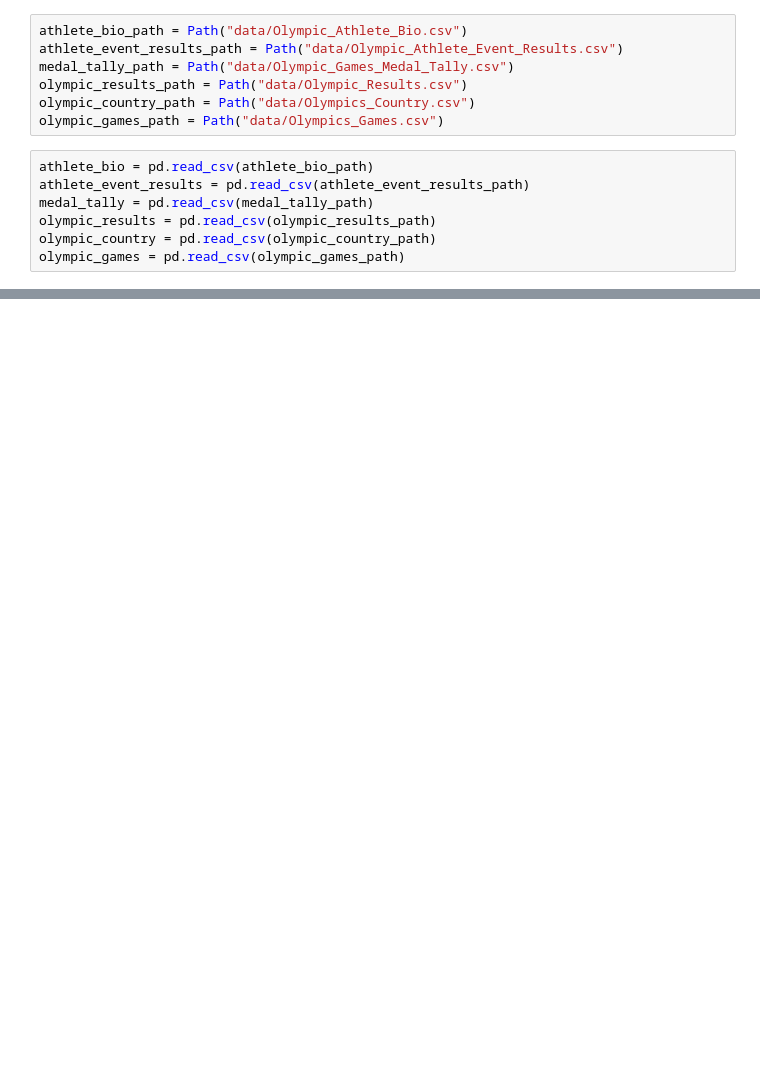
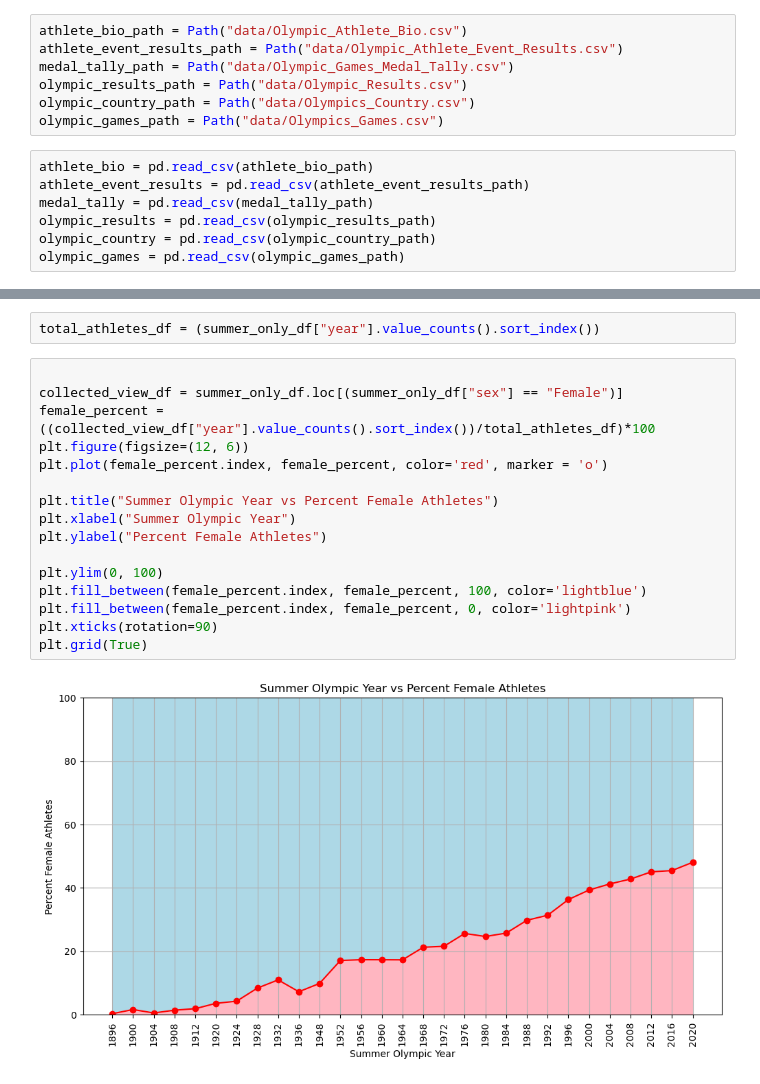
Before and after one commit to brandonhayes13/olympic_project, a Jupyter notebook: Gender.ipynb, the cells around one changed output, grey strips where cells are left out. Drawn from its saved outputs; the diff is of its cells as text; blank space fills up the shorter version.

```diff
--- a/Gender.ipynb
+++ b/Gender.ipynb
@@ -163,0 +88,20 @@ fourth_olympic_females
+# %%
+total_athletes_df = (summer_only_df["year"].value_counts().sort_index())
+# %%
+
+collected_view_df = summer_only_df.loc[(summer_only_df["sex"] == "Female")]
+female_percent = ((collected_view_df["year"].value_counts().sort_index())/total_athletes_df)*100
+plt.figure(figsize=(12, 6))
+plt.plot(female_percent.index, female_percent, color='red', marker = 'o')
+
+plt.title("Summer Olympic Year vs Percent Female Athletes")
+plt.xlabel("Summer Olympic Year")
+plt.ylabel("Percent Female Athletes")
+
+plt.ylim(0, 100)
+plt.fill_between(female_percent.index, female_percent, 100, color='lightblue')
+plt.fill_between(female_percent.index, female_percent, 0, color='lightpink')
+plt.xticks(rotation=90)
+plt.grid(True)
+# %% [output]
+[figure, added]
```
Also changed, not shown: parts of 15 cells of this notebook, 5 other files.
